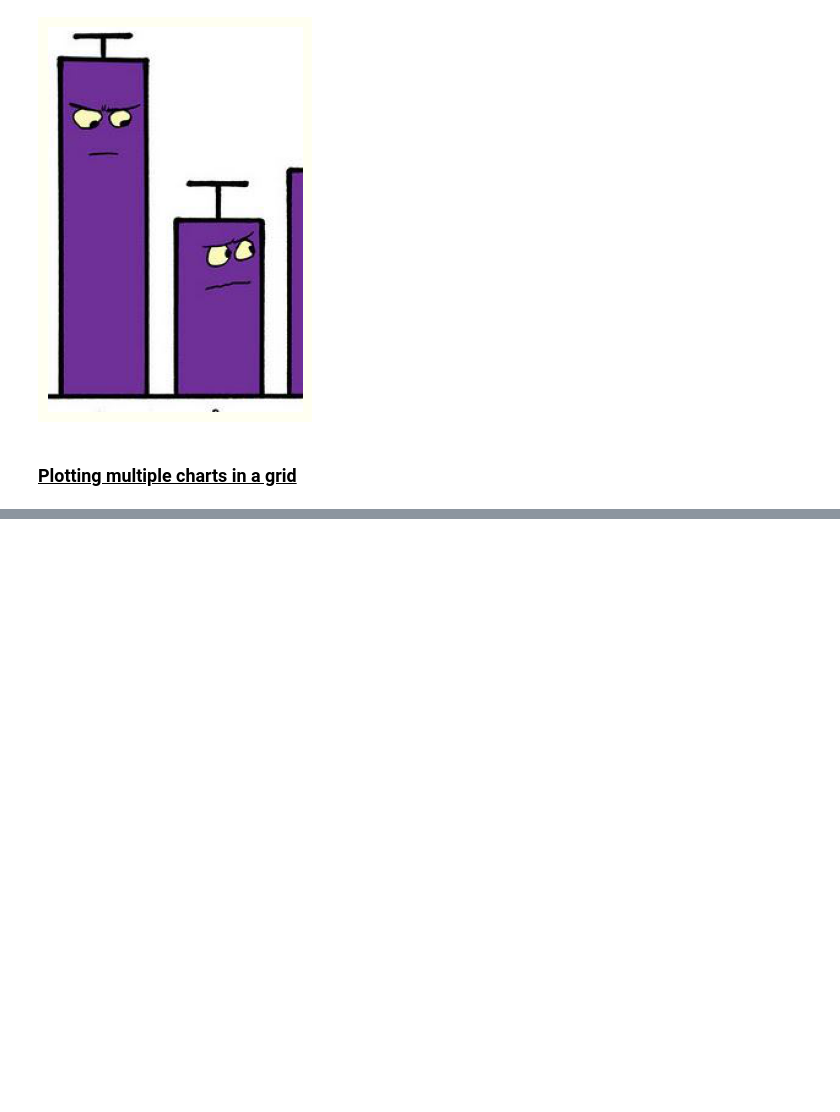
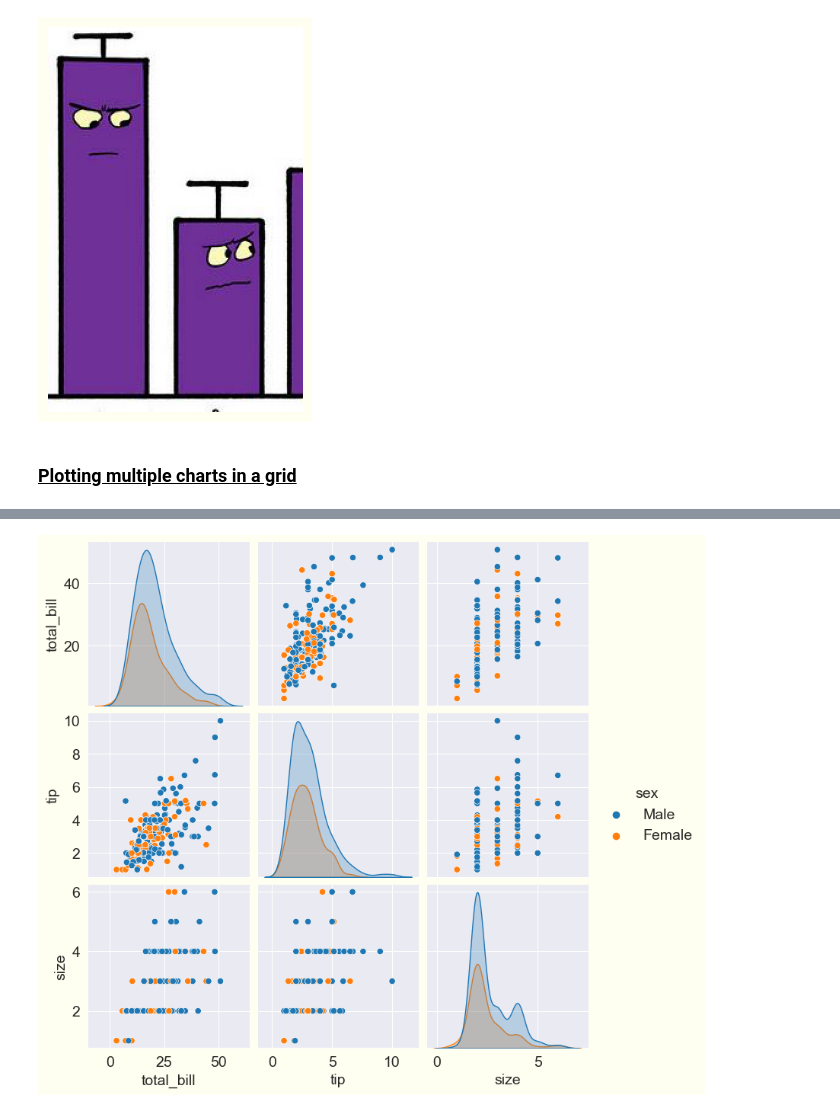
Before and after one commit to TaeMochi12/Data-Analysis, a Jupyter notebook: matplotlibandseaborn.ipynb, the cells around one changed output, grey strips where cells are left out. Cells and saved outputs as stored; diff of their text form; code cells hidden in the pictures; blank space fills up the shorter version.

```diff
--- a/matplotlibandseaborn.ipynb
+++ b/matplotlibandseaborn.ipynb
@@ -429,0 +451,4 @@ axes[0,2].legend(['Setosa','Versicolor','Virginica']);
+# %%
+sns.pairplot(tips_df,hue='sex');
+# %% [output]
+[figure, added]
```
Also changed, not shown: parts of 4 cells of this notebook.
